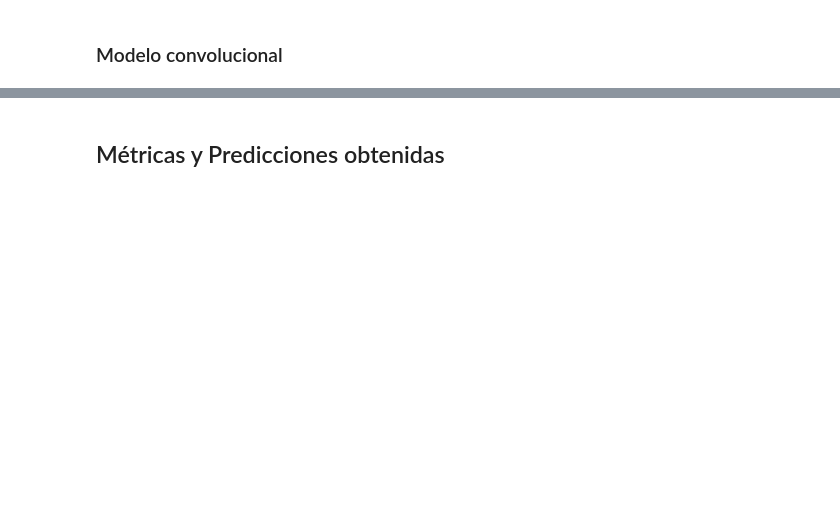
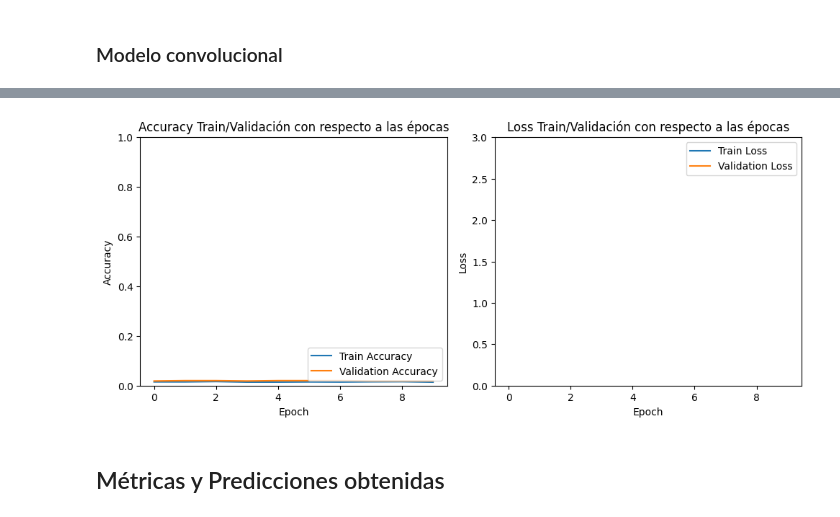
Before and after one commit to marianosancho/CV_TP_Final, a Jupyter notebook: breed_classificator.ipynb, the cells around one changed output, grey strips where cells are left out. Drawn from its saved outputs; the diff is of its cells as text; code cells hidden in the pictures; blank space fills up the shorter version.

```diff
--- a/breed_classificator.ipynb
+++ b/breed_classificator.ipynb
@@ -135,7 +122,7 @@ Found 700 files belonging to 70 classes.
 # %% [markdown]
 ### Cantidad de Clases
 # %%
-class_names = train_ds.class_names
+class_names = trainset.classes
 num_classes = len(class_names)
 print(f"El dataset cuenta con un total de {num_classes} clases")
 print(class_names)
@@ -341,13 +327,28 @@ def ndcg_at_k(true_label, pred_labels, k=10):
 # %%
+test_subset = select_test_subset(testset, class_names, k=6)
+
+# 3. Calcular NDCG para cada imagen
 ndcg_scores = []
-test_subset = select_test_subset(test_ds, 6)
 
 for img_tensor, true_label in test_subset:
-    similar_images, _ = find_similar_images(img_tensor, rn50_model, k=10)
+    # Convertir tensor a PIL Image
+    img_pil = tensor_to_pil(img_tensor)
+
+    # Buscar imágenes similares
+    similar_images, _ = find_similar_images(
+        img_pil, rn50_model, index, image_paths, image_labels, device, k=10
+    )
+
+    # Obtener etiquetas de los resultados
     retrieved_labels = [label for _, label, _ in similar_images]
 
+    # Calcular NDCG
     score = ndcg_at_k(true_label, retrieved_labels, k=10)
     ndcg_scores.append(score)
 
+# 4. Calcular métricas finales
 average_ndcg = np.mean(ndcg_scores)
-print(f"NDCG@10 promedio sobre subconjunto de prueba: {average_ndcg:.4f}")
+std_ndcg = np.std(ndcg_scores)
+
+print("\n" + "="*50)
+print(f"NDCG@10 promedio: {average_ndcg:.4f} ± {std_ndcg:.4f}")
@@ -874,0 +938,18 @@ cnn_model_history = cnn_model.fit(
+# %%
+cnn_model = ImprovedCNN(num_classes).to(device)
+
+cnn_criterion = nn.CrossEntropyLoss()
+cnn_optimizer = optim.AdamW(filter(lambda p: p.requires_grad, model.parameters()),
+                      lr=0.001,
+                      weight_decay=0.01)
+cnn_scheduler = optim.lr_scheduler.StepLR(cnn_optimizer, step_size=7, gamma=0.1)
+# %%
+cnn_model, cnn_history = train_model(cnn_model,
+                         trainloader,
+                         validloader,
+                         cnn_criterion,
+                         cnn_optimizer,
+                         cnn_scheduler,
+                         num_epochs=10,
+                         device=device,
+                         save_path='models/cnn_model.pth')
@@ -875,5 +970,7 @@ cnn_model_history = cnn_model.fit(
 # %%
-acc_loss_plot(cnn_model_history)
+acc_loss_plot(cnn_history)
+# %% [output]
+[figure, added]
 # %% [markdown]
 ## Métricas y Predicciones obtenidas
 # %%
```
Also changed, not shown: parts of 64 cells of this notebook.
